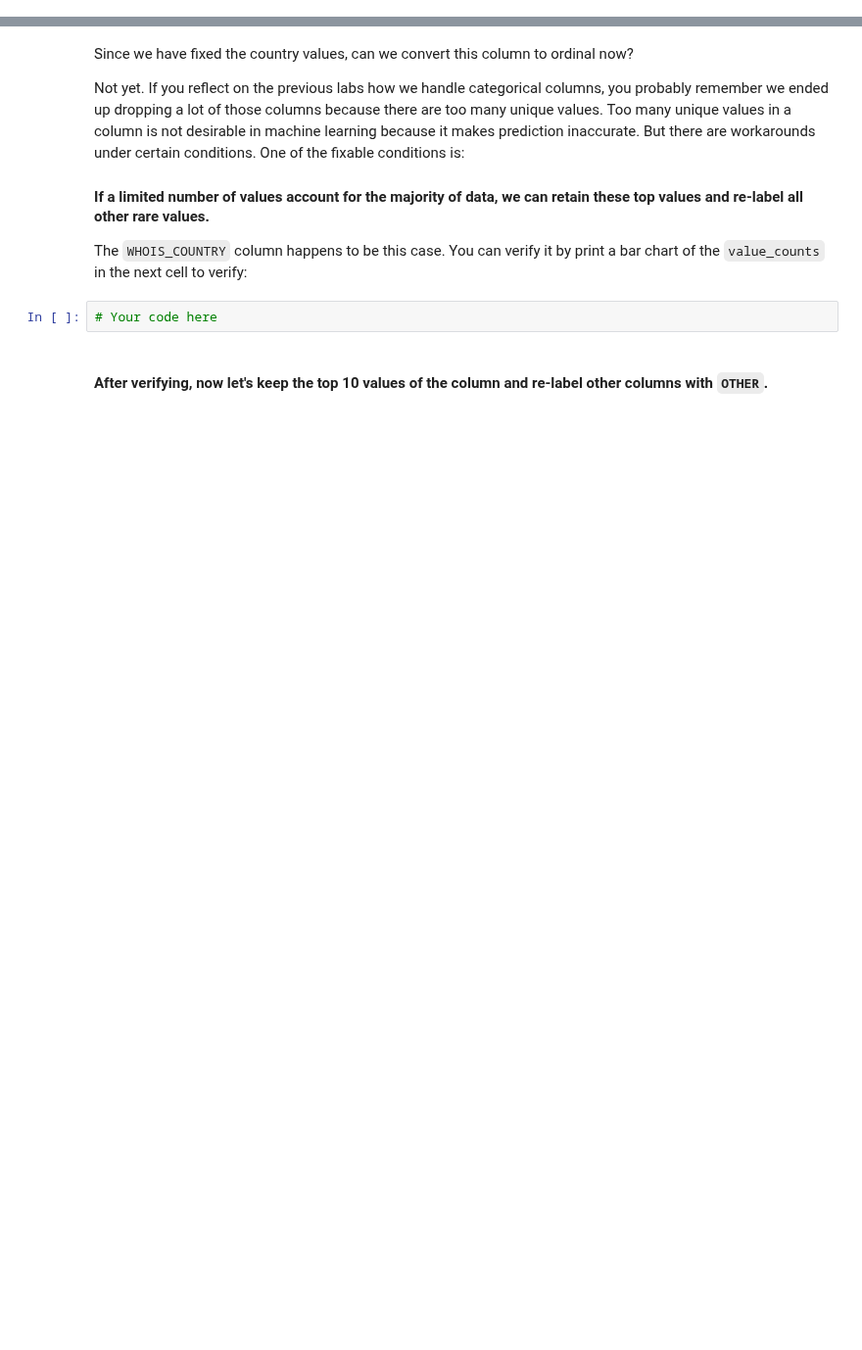
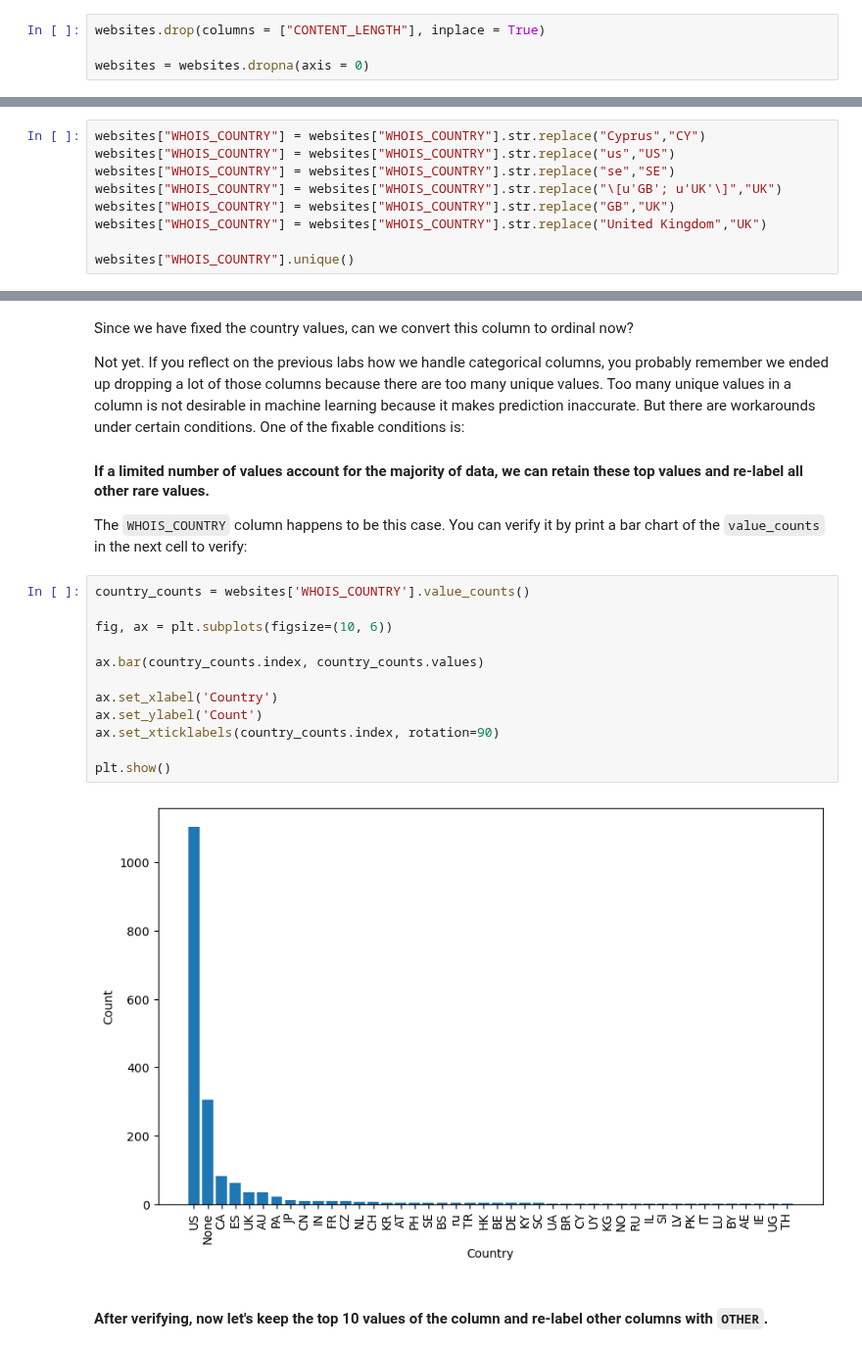
Before and after one commit to ta-data-lis/lab-supervised-learning, a Jupyter notebook: your-code/main.ipynb, the cells around one changed output, grey strips where cells are left out. Shown at 98% size. Cells and saved outputs as stored; diff of their text form; blank space fills up the shorter version.

```diff
--- a/your-code/main.ipynb
+++ b/your-code/main.ipynb
@@ -83,3 +175,7 @@ If you remember in the previous labs, we drop a column if the column contains a
+# %%
+websites.drop(columns = ["CONTENT_LENGTH"], inplace = True)
+
+websites = websites.dropna(axis = 0)
 # %%
 # Your comment here
 # %% [markdown]
@@ -115,0 +228,9 @@ How to handle string columns is always case by case. Let's start by working on `
+# %%
+websites["WHOIS_COUNTRY"] = websites["WHOIS_COUNTRY"].str.replace("Cyprus","CY")
+websites["WHOIS_COUNTRY"] = websites["WHOIS_COUNTRY"].str.replace("us","US")
+websites["WHOIS_COUNTRY"] = websites["WHOIS_COUNTRY"].str.replace("se","SE")
+websites["WHOIS_COUNTRY"] = websites["WHOIS_COUNTRY"].str.replace("\[u'GB'; u'UK'\]","UK")
+websites["WHOIS_COUNTRY"] = websites["WHOIS_COUNTRY"].str.replace("GB","UK")
+websites["WHOIS_COUNTRY"] = websites["WHOIS_COUNTRY"].str.replace("United Kingdom","UK")
+
+websites["WHOIS_COUNTRY"].unique()
@@ -121,7 +265,19 @@ Not yet. If you reflect on the previous labs how we handle categorical columns,
 #### If a limited number of values account for the majority of data, we can retain these top values and re-label all other rare values.
 
 The `WHOIS_COUNTRY` column happens to be this case. You can verify it by print a bar chart of the `value_counts` in the next cell to verify:
-# %%
-# Your code here
+# %%
+country_counts = websites['WHOIS_COUNTRY'].value_counts()
+
+fig, ax = plt.subplots(figsize=(10, 6))
+
+ax.bar(country_counts.index, country_counts.values)
+
+ax.set_xlabel('Country')
+ax.set_ylabel('Count')
+ax.set_xticklabels(country_counts.index, rotation=90)
+
+plt.show()
+# %% [output]
+[figure, added]
 # %% [markdown]
 #### After verifying, now let's keep the top 10 values of the column and re-label other columns with `OTHER`.
```
Also changed, not shown: parts of 57 cells of this notebook.
